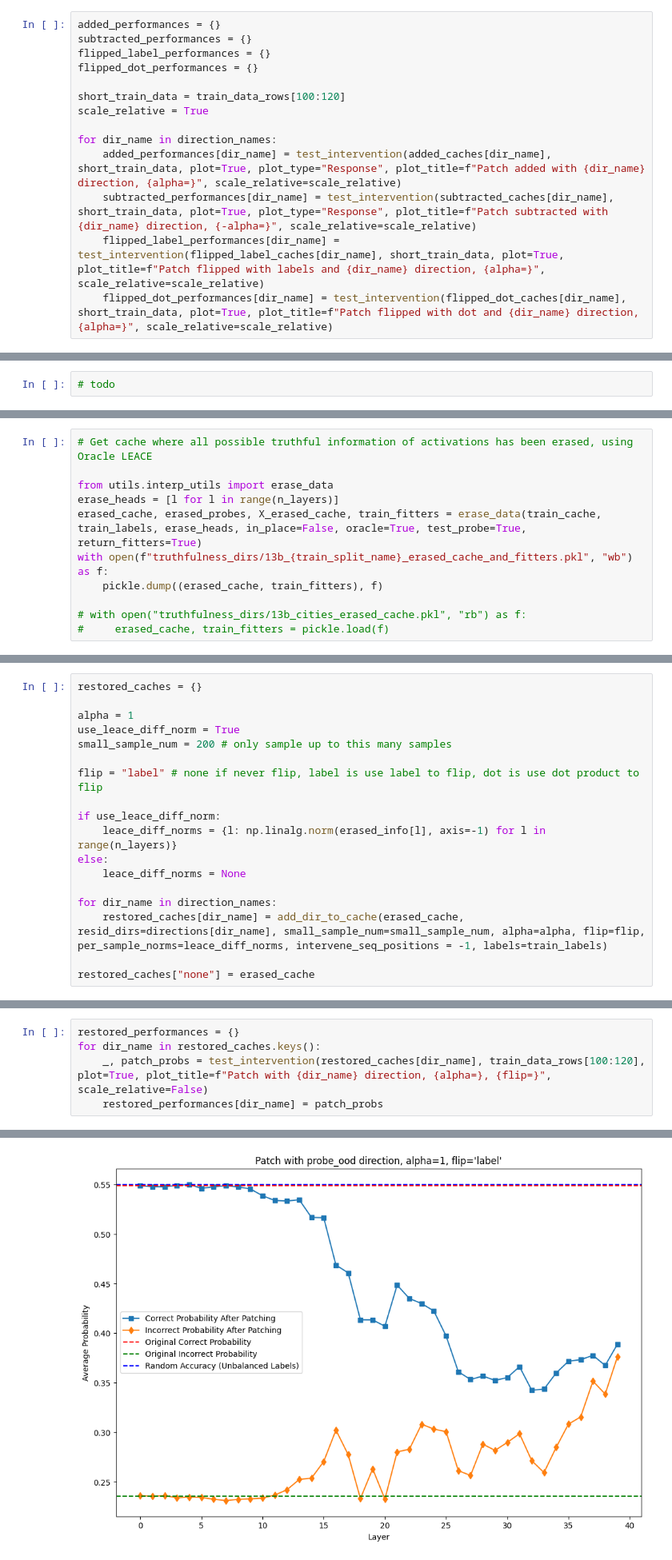
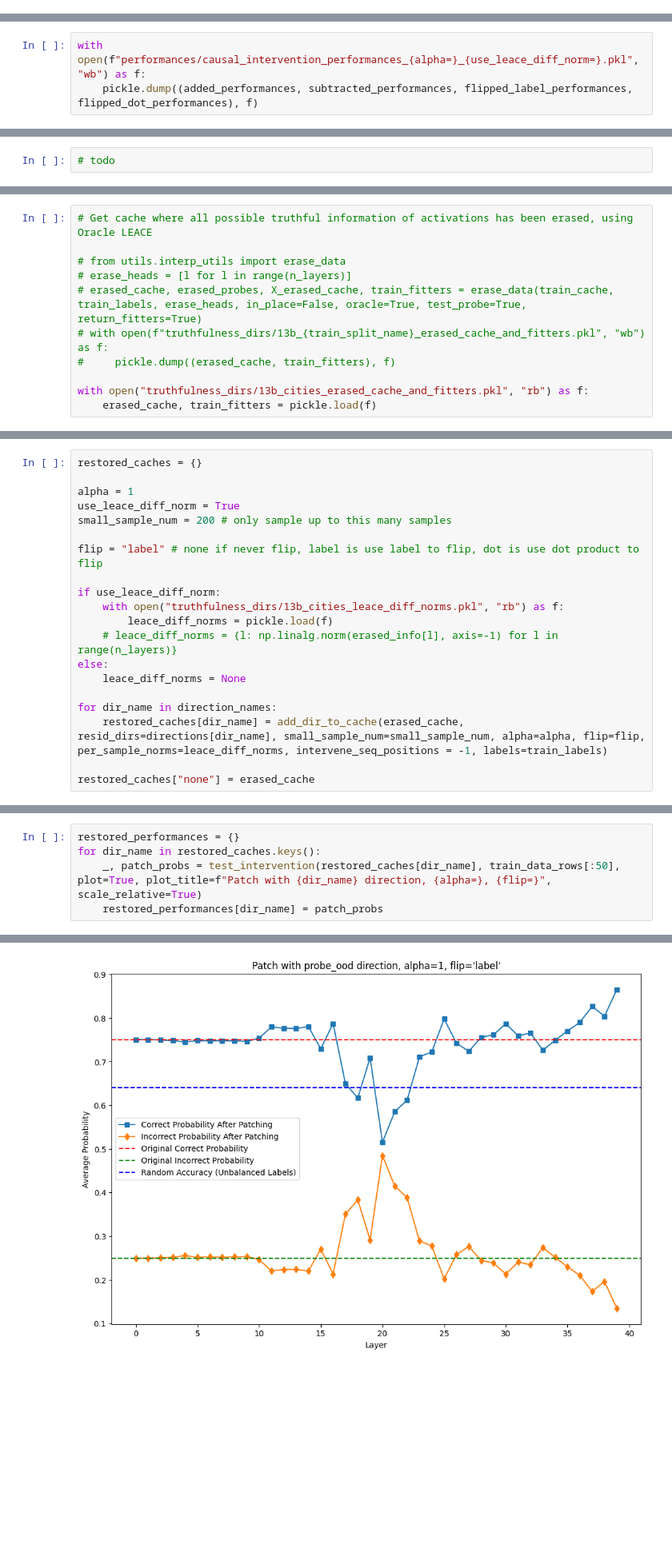
Before and after one commit to magikarp01/rep_control, a Jupyter notebook: rep_testing.ipynb, the cells around one changed output, grey strips where cells are left out. Shown at 80% size. Drawn from its saved outputs; the diff is of its cells as text; blank space fills up the shorter version.

Commit message:
bug was indexing at wrong place

```diff
--- a/rep_testing.ipynb
+++ b/rep_testing.ipynb
@@ -518,14 +559,0 @@ for dir_name in direction_names:
-# %%
-added_performances = {}
-subtracted_performances = {}
-flipped_label_performances = {}
-flipped_dot_performances = {}
-
-short_train_data = train_data_rows[100:120]
-scale_relative = True
-
-for dir_name in direction_names:
-    added_performances[dir_name] = test_intervention(added_caches[dir_name], short_train_data, plot=True, plot_type="Response", plot_title=f"Patch added with {dir_name} direction, {alpha=}", scale_relative=scale_relative)
-    subtracted_performances[dir_name] = test_intervention(subtracted_caches[dir_name], short_train_data, plot=True, plot_type="Response", plot_title=f"Patch subtracted with {dir_name} direction, {-alpha=}", scale_relative=scale_relative)
-    flipped_label_performances[dir_name] = test_intervention(flipped_label_caches[dir_name], short_train_data, plot=True, plot_title=f"Patch flipped with labels and {dir_name} direction, {alpha=}", scale_relative=scale_relative)
-    flipped_dot_performances[dir_name] = test_intervention(flipped_dot_caches[dir_name], short_train_data, plot=True, plot_title=f"Patch flipped with dot and {dir_name} direction, {alpha=}", scale_relative=scale_relative)
@@ -546,3 +560,6 @@ for dir_name in direction_names:
+# %%
+with open(f"performances/causal_intervention_performances_{alpha=}_{use_leace_diff_norm=}.pkl", "wb") as f:
+    pickle.dump((added_performances, subtracted_performances, flipped_label_performances, flipped_dot_performances), f)
 # %% [markdown]
 ## Part 3: Termination
 If we remove the truthful direction from activations, we expect the model to become less accurate. We subtract the projection of the residual direction onto activations from them. This will show the extent to which the residual direction is necessary for the model to perform truthful operations.
@@ -556,11 +573,11 @@ We also use the concept erasure setting to study how close our directions are to
 # %%
 # Get cache where all possible truthful information of activations has been erased, using Oracle LEACE
 
-from utils.interp_utils import erase_data
-erase_heads = [l for l in range(n_layers)]
-erased_cache, erased_probes, X_erased_cache, train_fitters = erase_data(train_cache, train_labels, erase_heads, in_place=False, oracle=True, test_probe=True, return_fitters=True)
-with open(f"truthfulness_dirs/13b_{train_split_name}_erased_cache_and_fitters.pkl", "wb") as f:
-    pickle.dump((erased_cache, train_fitters), f)
+# from utils.interp_utils import erase_data
+# erase_heads = [l for l in range(n_layers)]
+# erased_cache, erased_probes, X_erased_cache, train_fitters = erase_data(train_cache, train_labels, erase_heads, in_place=False, oracle=True, test_probe=True, return_fitters=True)
+# with open(f"truthfulness_dirs/13b_{train_split_name}_erased_cache_and_fitters.pkl", "wb") as f:
+#     pickle.dump((erased_cache, train_fitters), f)
 
-# with open("truthfulness_dirs/13b_cities_erased_cache.pkl", "rb") as f:
-#     erased_cache, train_fitters = pickle.load(f)
+with open("truthfulness_dirs/13b_cities_erased_cache_and_fitters.pkl", "rb") as f:
+    erased_cache, train_fitters = pickle.load(f)
@@ -611,7 +600,9 @@ small_sample_num = 200 # only sample up to this many samples
 flip = "label" # none if never flip, label is use label to flip, dot is use dot product to flip
 
 if use_leace_diff_norm:
-    leace_diff_norms = {l: np.linalg.norm(erased_info[l], axis=-1) for l in range(n_layers)}
+    with open("truthfulness_dirs/13b_cities_leace_diff_norms.pkl", "rb") as f:
+        leace_diff_norms = pickle.load(f)
+    # leace_diff_norms = {l: np.linalg.norm(erased_info[l], axis=-1) for l in range(n_layers)}
 else:
     leace_diff_norms = None
 
@@ -626,6 +613,6 @@ erased_patch_probs = test_intervention(erased_cache, train_data_rows[100:200], p
 # %%
 restored_performances = {}
 for dir_name in restored_caches.keys():
-    _, patch_probs = test_intervention(restored_caches[dir_name], train_data_rows[100:120], plot=True, plot_title=f"Patch with {dir_name} direction, {alpha=}, {flip=}", scale_relative=False)
+    _, patch_probs = test_intervention(restored_caches[dir_name], train_data_rows[:50], plot=True, plot_title=f"Patch with {dir_name} direction, {alpha=}, {flip=}", scale_relative=True)
     restored_performances[dir_name] = patch_probs
 # %% [output]
@@ -635 +622 @@ for dir_name in restored_caches.keys():
-[figure, old version]
+[figure, new version]
```
Also changed, not shown: parts of 12 cells of this notebook, 3 other files.
